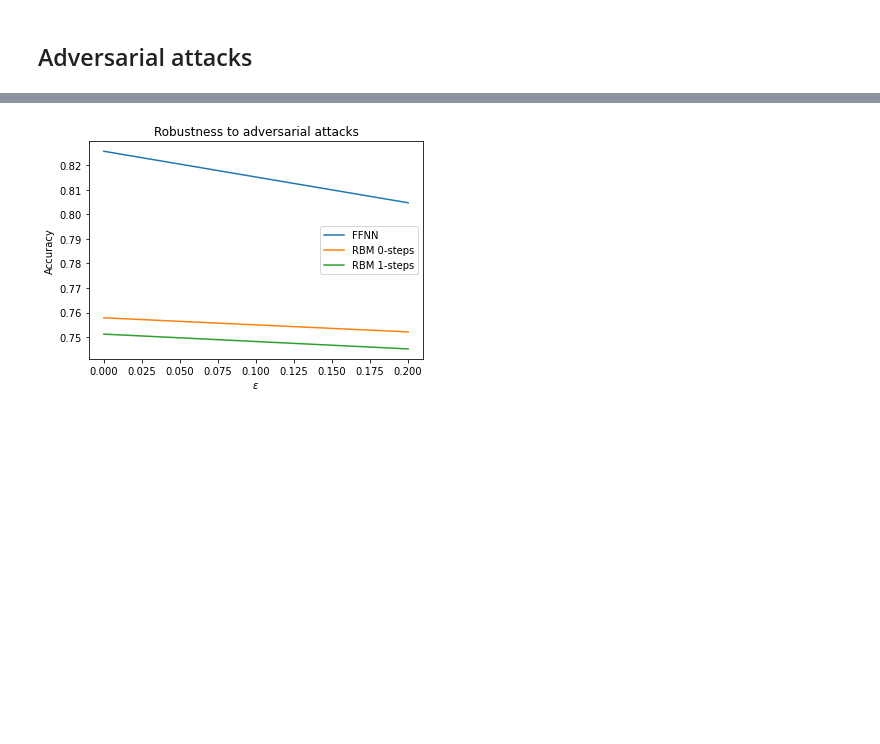
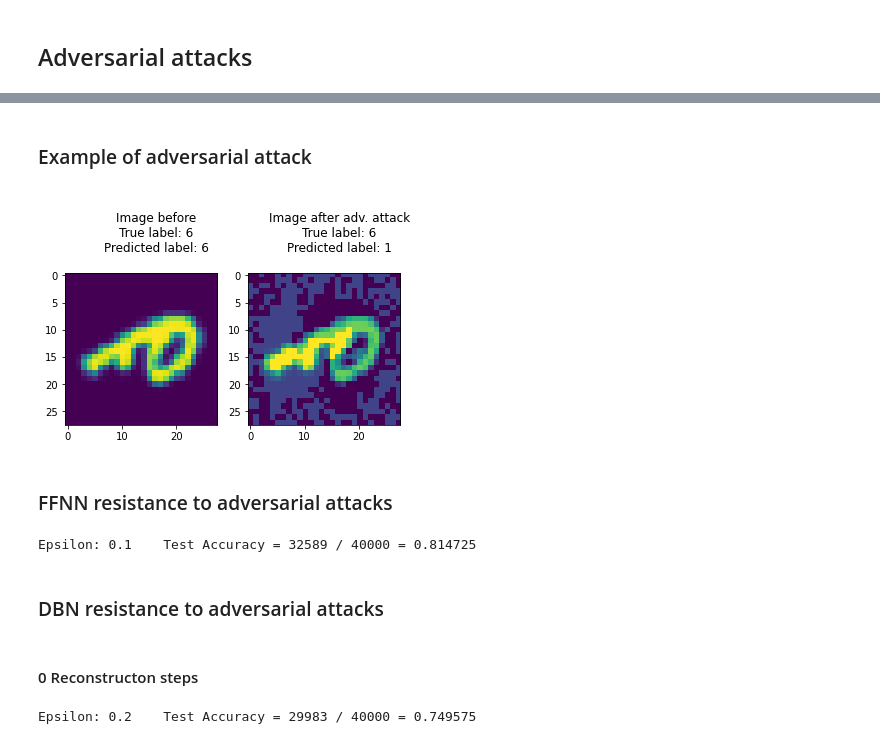
Before and after one commit to PashaIanko/RestrictedBolzmannMachine, a Jupyter notebook: Omniglot_learning.ipynb, the cells around one changed output, grey strips where cells are left out. Drawn from its saved outputs; the diff is of its cells as text; code cells hidden in the pictures; blank space fills up the shorter version.

```diff
--- a/Omniglot_learning.ipynb
+++ b/Omniglot_learning.ipynb
@@ -1028,13 +1019,0 @@ accuracies_rbm_2 = test_epsilon_values_effect(dbn_with_readout, n_steps=2)
-# %%
-fig, ax = plt.subplots(1, 1, figsize=(6,4), sharey=True)
-
-__ = ax.plot(epsilon_values, accuracies_ffnn)
-__ = ax.plot(epsilon_values, accuracies_rbm_0)
-# __ = ax.plot(epsilon_values, accuracies_rbm_1)
-__ = ax.plot(epsilon_values, accuracies_rbm_2)
-__ = ax.set_xlabel("$\epsilon$")
-__ = ax.set_ylabel("Accuracy")
-__ = ax.set_title("Robustness to adversarial attacks")
-__ = ax.legend(["FFNN", "RBM 0-steps", "RBM 1-steps","RBM 2-steps"])
-# %% [output]
-[figure, removed]
@@ -1040,0 +1041,44 @@ __ = ax.legend(["FFNN", "RBM 0-steps", "RBM 1-steps","RBM 2-steps"])
+# %% [markdown]
+### Example of adversarial attack
+# %%
+idx = 150
+test_label = targets_test[idx]
+test_image = data_test[idx].reshape(
+    1,
+    PreprocParams.crop_size,
+    PreprocParams.crop_size
+)
+
+attack_demo(
+    image = test_image,
+    label = test_label,
+    attacked_model = ffnn
+)
+# %% [output]
+[figure, added]
+# %% [markdown]
+### FFNN resistance to adversarial attacks
+# %%
+final_acc = test_robustness_to_attack(
+    ffnn,
+    device,
+    test_loader,
+    epsilon = 0.1,
+    num_steps = 0
+)
+# %% [output]
+Epsilon: 0.1    Test Accuracy = 32589 / 40000 = 0.814725
+# %% [markdown]
+### DBN resistance to adversarial attacks
+# %% [markdown]
+#### 0 Reconstructon steps
+# %%
+final_acc = test_robustness_to_attack(
+    dbn_with_readout,
+    device,
+    test_loader,
+    epsilon = PreprocParams.noise_level,
+    num_steps = 0
+)
+# %% [output]
+Epsilon: 0.2    Test Accuracy = 29983 / 40000 = 0.749575
```
Also changed, not shown: parts of 72 cells of this notebook.
